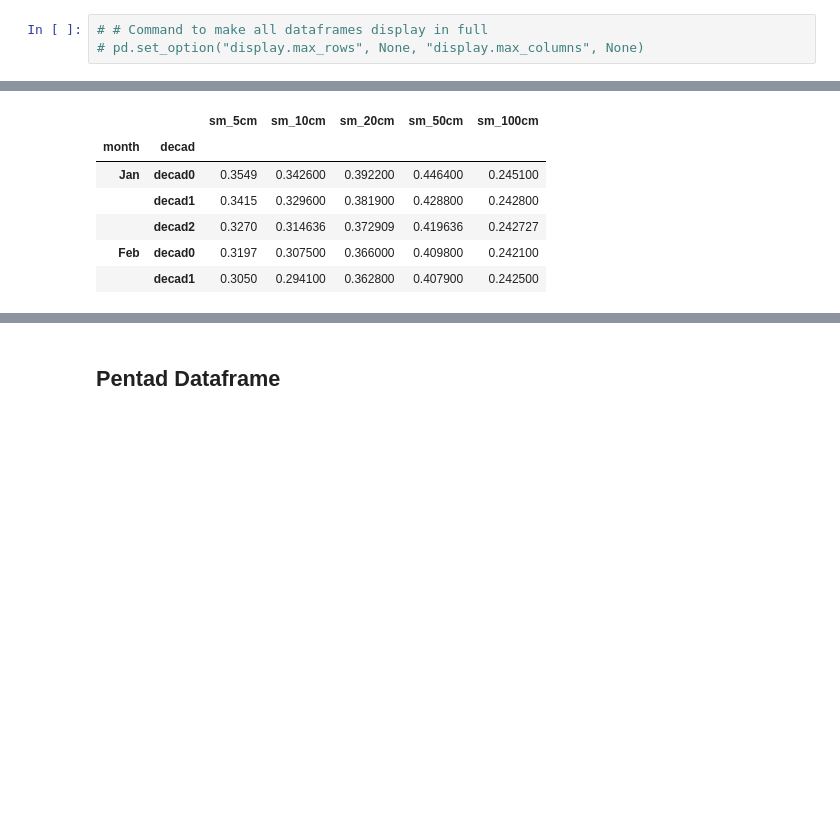
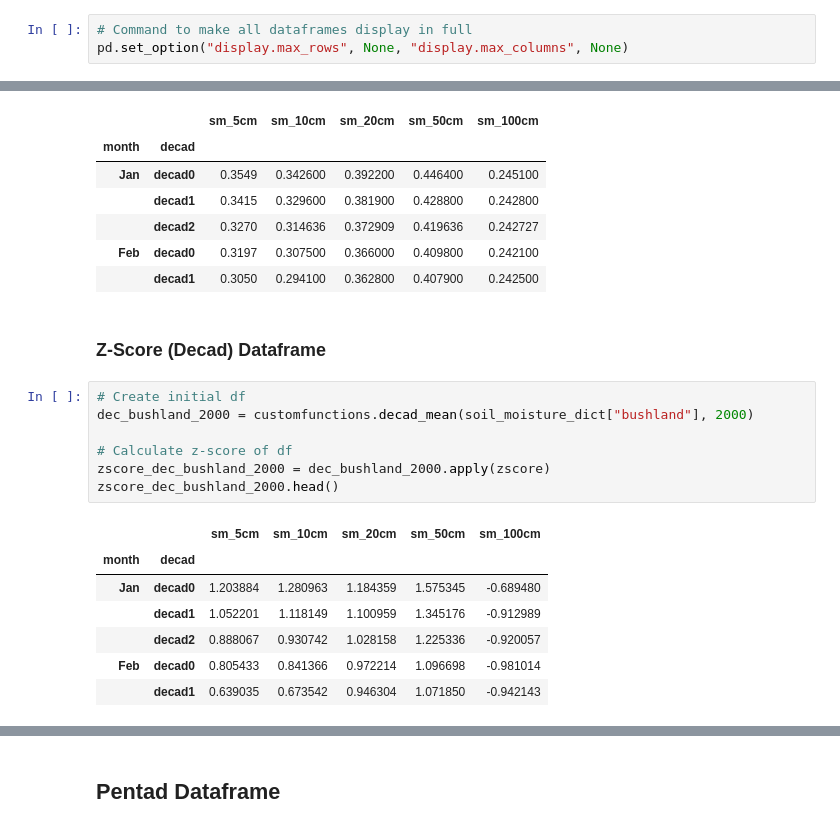
Before and after one commit to krosenberg01/usgs-nccasc-soil-moisture, a Jupyter notebook: usgs-nccasc-soil-moisture.ipynb, the cells around one changed output, grey strips where cells are left out. Cells and saved outputs as stored; diff of their text form; blank space fills up the shorter version.

```diff
--- a/usgs-nccasc-soil-moisture.ipynb
+++ b/usgs-nccasc-soil-moisture.ipynb
@@ -46,8 +50,8 @@ os.chdir(os.path.join(et.io.HOME, 'earth-analytics', 'Soil-Moisture-Project', 'u
 # if not os.path.exists("soil-moisture-export-plots"):
 #     os.mkdir("soil-moisture-export-plots")
 # %%
-# # Command to make all dataframes display in full
-# pd.set_option("display.max_rows", None, "display.max_columns", None)
+# Command to make all dataframes display in full
+pd.set_option("display.max_rows", None, "display.max_columns", None)
 # %% [markdown]
 ## Functions:
 # %%
@@ -304,3 +404,20 @@ customfunctions.decad_mean(soil_moisture_dict["bushland"], 2000).head()
 |  | decad2 | 0.3270 | 0.314636 | 0.372909 | 0.419636 | 0.242727 |
 | Feb | decad0 | 0.3197 | 0.307500 | 0.366000 | 0.409800 | 0.242100 |
 |  | decad1 | 0.3050 | 0.294100 | 0.362800 | 0.407900 | 0.242500 |
+# %% [markdown]
+### Z-Score (Decad) Dataframe
+# %%
+# Create initial df
+dec_bushland_2000 = customfunctions.decad_mean(soil_moisture_dict["bushland"], 2000)
+
+# Calculate z-score of df
+zscore_dec_bushland_2000 = dec_bushland_2000.apply(zscore)
+zscore_dec_bushland_2000.head()
+# %% [output]
+|  |  | sm_5cm | sm_10cm | sm_20cm | sm_50cm | sm_100cm |
+| month | decad |  |  |  |  |  |
+| Jan | decad0 | 1.203884 | 1.280963 | 1.184359 | 1.575345 | -0.689480 |
+|  | decad1 | 1.052201 | 1.118149 | 1.100959 | 1.345176 | -0.912989 |
+|  | decad2 | 0.888067 | 0.930742 | 1.028158 | 1.225336 | -0.920057 |
+| Feb | decad0 | 0.805433 | 0.841366 | 0.972214 | 1.096698 | -0.981014 |
+|  | decad1 | 0.639035 | 0.673542 | 0.946304 | 1.071850 | -0.942143 |
```
Also changed, not shown: parts of 7 cells of this notebook.
